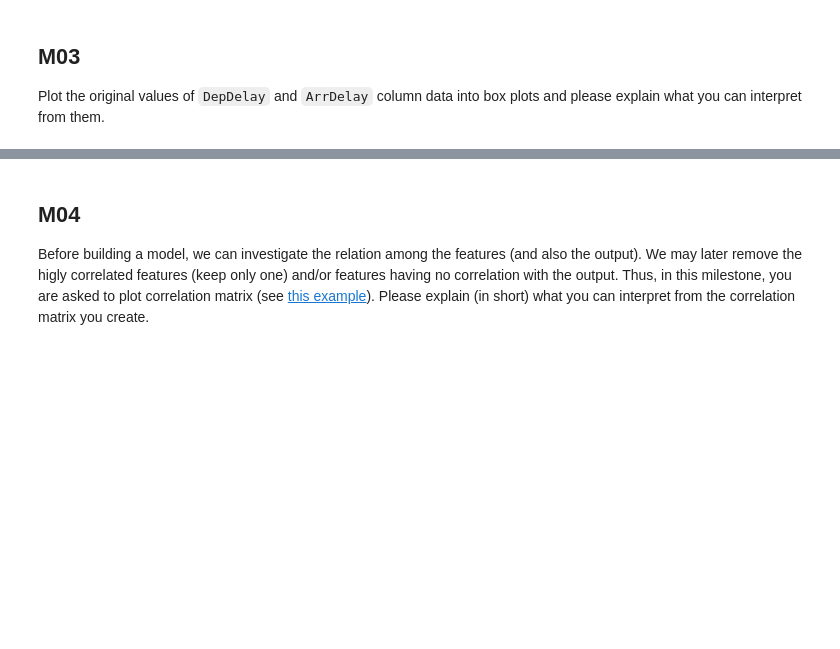
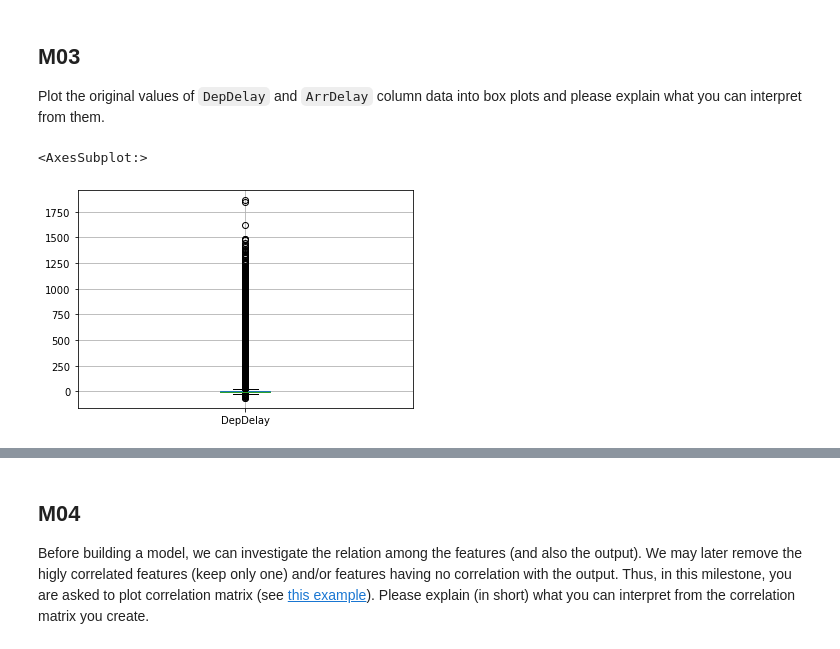
Before and after one commit to jesslyn1999/Data-Mining-HandsOn, a Jupyter notebook: W1_handson/W01_your-student-id_your-name.ipynb, the cells around one changed output, grey strips where cells are left out. Saved outputs shown, nothing was run; the diff lists cells and outputs as text; code cells hidden in the pictures; blank space fills up the shorter version.

````diff
--- a/W1_handson/W01_your-student-id_your-name.ipynb
+++ b/W1_handson/W01_your-student-id_your-name.ipynb
@@ -35,3 +102,7 @@
 Plot the original values of ```DepDelay``` and ```ArrDelay``` column data into box plots and please explain what you can interpret from them.
 # %%
 # write your own code for M03 here
+df.DepDelay.plot.box(grid='True')
+# %% [output]
+<AxesSubplot:>
+[figure, added]
````
Also changed, not shown: parts of 15 cells of this notebook.
